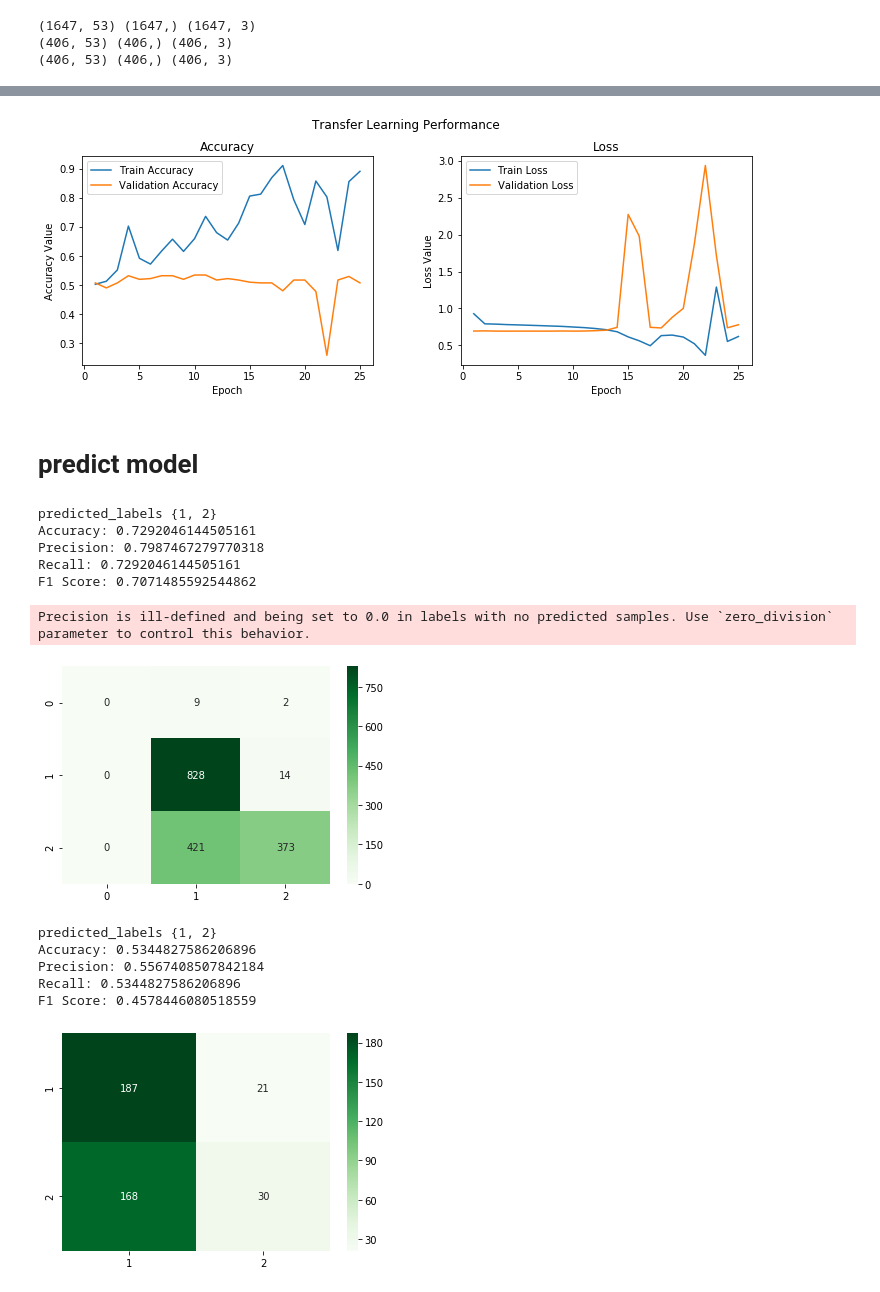
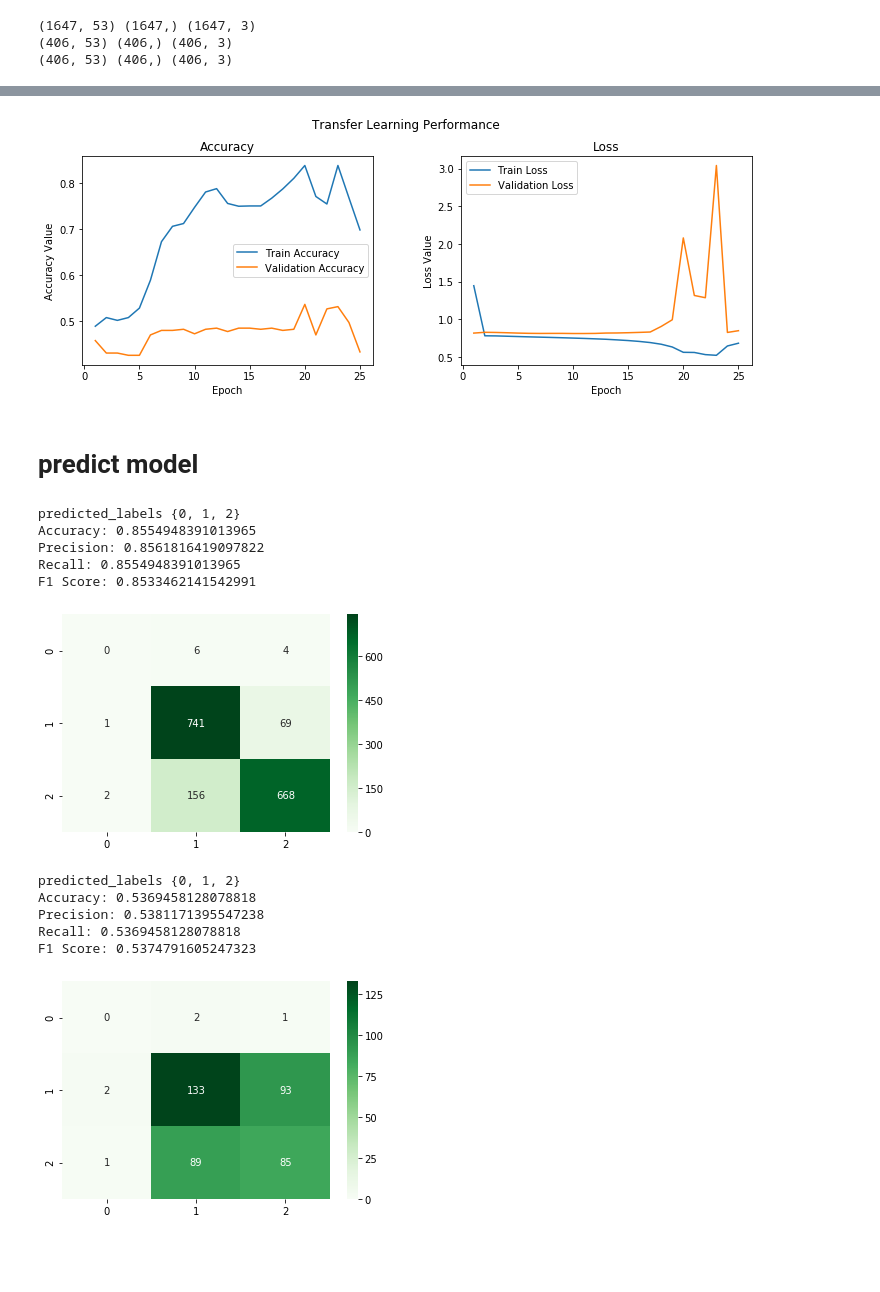
Before and after one commit to ksriyudthsak/nlp_gpt2, a Jupyter notebook: run_model_gpt2.ipynb, the cells around one changed output, grey strips where cells are left out. Cells and saved outputs as stored; diff of their text form; code cells hidden in the pictures; blank space fills up the shorter version.

```diff
--- a/run_model_gpt2.ipynb
+++ b/run_model_gpt2.ipynb
@@ -110,10 +110,10 @@ array([1., 2., 0.])
 # seperate train, validate, test datasets
 if encoding_mode == "tokenize":
     x_train, x_test0, y_train, y_test0 = train_test_split(
-        df_data["words"].apply(eval).values, df_data["sign"].values, test_size=0.30, random_state=42)
+        df_data["words"].apply(eval).values, df_data["sign"].values, test_size=0.30, random_state=42, shuffle=False)
     print (len(df_data["words"].apply(eval).values))
     x_validate, x_test, y_validate, y_test = train_test_split(
-        x_test0,  y_test0, test_size=0.50, random_state=42)
+        x_test0,  y_test0, test_size=0.50, random_state=42, shuffle=False)
     print('Pad sequences (samples x time)')
     # pad sequences
     x_train = sequence.pad_sequences(x_train, maxlen=pad_maxlen)
@@ -125,10 +125,10 @@ if encoding_mode == "tokenize":
 elif encoding_mode == "bpe":
     encode_data = df_data["bpe"].apply(eval).values
     x_train, x_test0, y_train, y_test0 = train_test_split(
-        encode_data, df_data["sign"].values, test_size=0.33, random_state=42)
+        encode_data, df_data["sign"].values, test_size=0.33, random_state=42, shuffle=False)
     print (len(df_data["bpe"].apply(eval).values))
     x_validate, x_test, y_validate, y_test = train_test_split(
-        x_test0,  y_test0, test_size=0.50, random_state=42)
+        x_test0,  y_test0, test_size=0.50, random_state=42, shuffle=False)
     text_lens = [len(encode) for encode in x_train]
     max_len = max(text_lens)
     print ("maxlen", max_len)
@@ -139,10 +139,10 @@ elif encoding_mode == "bpe":
 elif encoding_mode == "text":
     encode_data = df_data["bpe"].apply(eval).values
     x_train, x_test0, y_train, y_test0 = train_test_split(
-        encode_data, df_data["sign"].values, test_size=0.33, random_state=42)
+        encode_data, df_data["sign"].values, test_size=0.33, random_state=42, shuffle=False)
     print (len(df_data["bpe"].apply(eval).values))
     x_validate, x_test, y_validate, y_test = train_test_split(
-        x_test0,  y_test0, test_size=0.50, random_state=42)
+        x_test0,  y_test0, test_size=0.50, random_state=42, shuffle=False)
     text_lens = [len(encode) for encode in x_train]
     max_len = max(text_lens)
     print ("maxlen", max_len)
@@ -232,6 +232,20 @@ def predict_model_confusion_matrix(x_train, y_train, model):
     cm = confusion_matrix(y_train, predicted_labels, labels=labels)
     cm_labeled = pd.DataFrame(cm, columns=labels, index=labels)
     sns.heatmap(cm_labeled, annot=True, cmap='Greens', fmt='g')
+    return true_labels, predicted_labels
+
+def plot_confusion_matrix(true_labels, predicted_labels):
+    # get_metrics
+    print('Accuracy:', metrics.accuracy_score(true_labels, predicted_labels))
+    print('Precision:', metrics.precision_score(true_labels, predicted_labels, average='weighted'))
+    print('Recall:', metrics.recall_score(true_labels, predicted_labels, average='weighted'))
+    print('F1 Score:', metrics.f1_score(true_labels, predicted_labels,average='weighted'))
+
+    # confusion matrix
+    labels = list(set(true_labels))
+    cm = confusion_matrix(true_labels, predicted_labels, labels=labels)
+    cm_labeled = pd.DataFrame(cm, columns=labels, index=labels)
+    sns.heatmap(cm_labeled, annot=True, cmap='Greens', fmt='g')
     return
 # %%
 def plot_accuracy(history):
@@ -436,29 +450,28 @@ calculation time:  891.9527204036713
 # %%
 plot_accuracy(gpt2_history)
 # %% [output]
-[figure, old version]
+[figure, new version]
 # %% [markdown]
 # predict model
 # %%
 # use model weight from the best validation accuracy
 model.load_weights(filepath)
 # %%
-predict_model_confusion_matrix(x_train, np.argmax(y_train_ohe,1), model)
+true_train, predicted_train = predict_model_confusion_matrix(x_train, np.argmax(y_train_ohe,1), model)
 # %% [output]
-predicted_labels {1, 2}
-Accuracy: 0.7292046144505161
-Precision: 0.7987467279770318
-Recall: 0.7292046144505161
-F1 Score: 0.7071485592544862
+predicted_labels {0, 1, 2}
+Accuracy: 0.8554948391013965
+Precision: 0.8561816419097822
+Recall: 0.8554948391013965
+F1 Score: 0.8533462141542991
-Precision is ill-defined and being set to 0.0 in labels with no predicted samples. Use `zero_division` parameter to control this behavior.
-[figure, old version]
+[figure, new version]
 # %%
-predict_model_confusion_matrix(x_validate, np.argmax(y_validation_ohe,1), model)
+true_validate, predicted_validate =predict_model_confusion_matrix(x_validate, np.argmax(y_validation_ohe,1), model)
 # %% [output]
-predicted_labels {1, 2}
-Accuracy: 0.5344827586206896
-Precision: 0.5567408507842184
-Recall: 0.5344827586206896
-F1 Score: 0.4578446080518559
+predicted_labels {0, 1, 2}
+Accuracy: 0.5369458128078818
+Precision: 0.5381171395547238
+Recall: 0.5369458128078818
+F1 Score: 0.5374791605247323
-[figure, old version]
+[figure, new version]
 # %%
```
Also changed, not shown: parts of 19 cells of this notebook.
